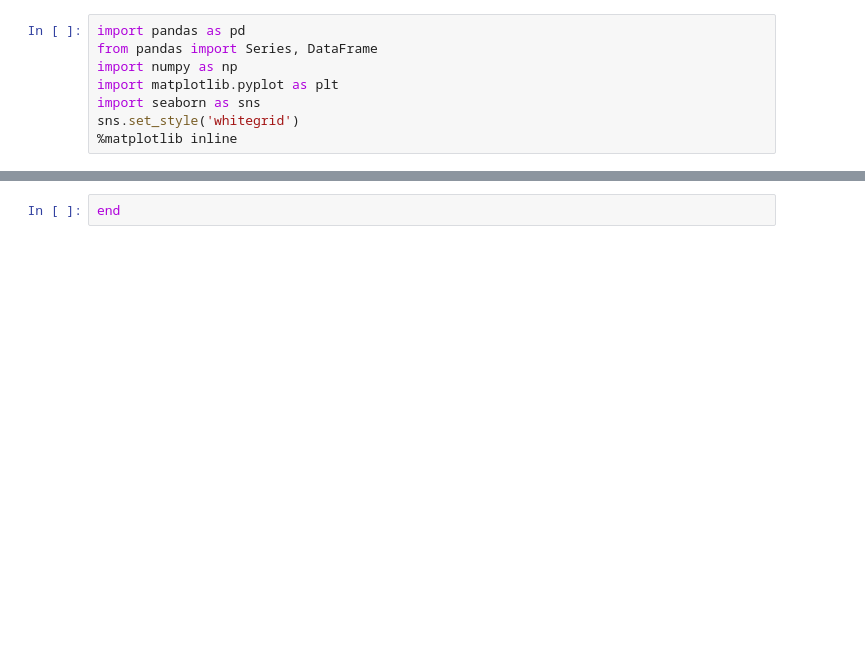
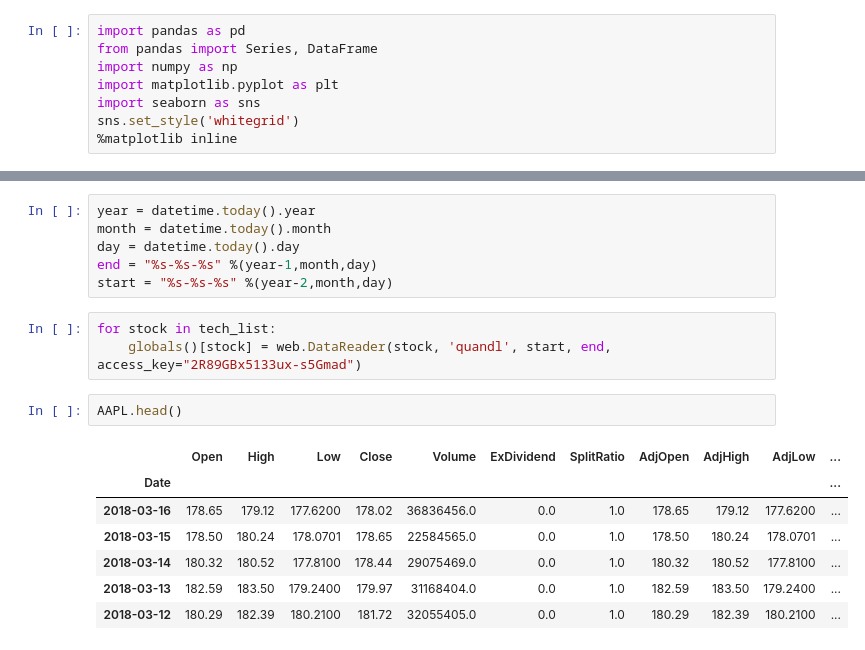
Before and after one commit to kimdang/Stock-Market-Analysis, a Jupyter notebook: Stock Market Analysis.ipynb, the cells around one changed output, grey strips where cells are left out. Saved outputs shown, nothing was run; the diff lists cells and outputs as text; blank space fills up the shorter version.

Commit message:
successfully import real-time data, began apple stock analysis

```diff
--- a/Stock Market Analysis.ipynb
+++ b/Stock Market Analysis.ipynb
@@ -51,2 +14,19 @@ data
-# %%
-end
+# %%
+year = datetime.today().year
+month = datetime.today().month
+day = datetime.today().day
+end = "%s-%s-%s" %(year-1,month,day)
+start = "%s-%s-%s" %(year-2,month,day)
+# %%
+for stock in tech_list:
+    globals()[stock] = web.DataReader(stock, 'quandl', start, end, access_key="2R89GBx5133ux-s5Gmad")
+# %%
+AAPL.head()
+# %% [output]
+|  | Open | High | Low | Close | Volume | ExDividend | SplitRatio | AdjOpen | AdjHigh | AdjLow | ... |
+| Date |  |  |  |  |  |  |  |  |  |  | ... |
+| 2018-03-16 | 178.65 | 179.12 | 177.6200 | 178.02 | 36836456.0 | 0.0 | 1.0 | 178.65 | 179.12 | 177.6200 | ... |
+| 2018-03-15 | 178.50 | 180.24 | 178.0701 | 178.65 | 22584565.0 | 0.0 | 1.0 | 178.50 | 180.24 | 178.0701 | ... |
+| 2018-03-14 | 180.32 | 180.52 | 177.8100 | 178.44 | 29075469.0 | 0.0 | 1.0 | 180.32 | 180.52 | 177.8100 | ... |
+| 2018-03-13 | 182.59 | 183.50 | 179.2400 | 179.97 | 31168404.0 | 0.0 | 1.0 | 182.59 | 183.50 | 179.2400 | ... |
+| 2018-03-12 | 180.29 | 182.39 | 180.2100 | 181.72 | 32055405.0 | 0.0 | 1.0 | 180.29 | 182.39 | 180.2100 | ... |
```
Also changed, not shown: parts of 9 cells of this notebook.
